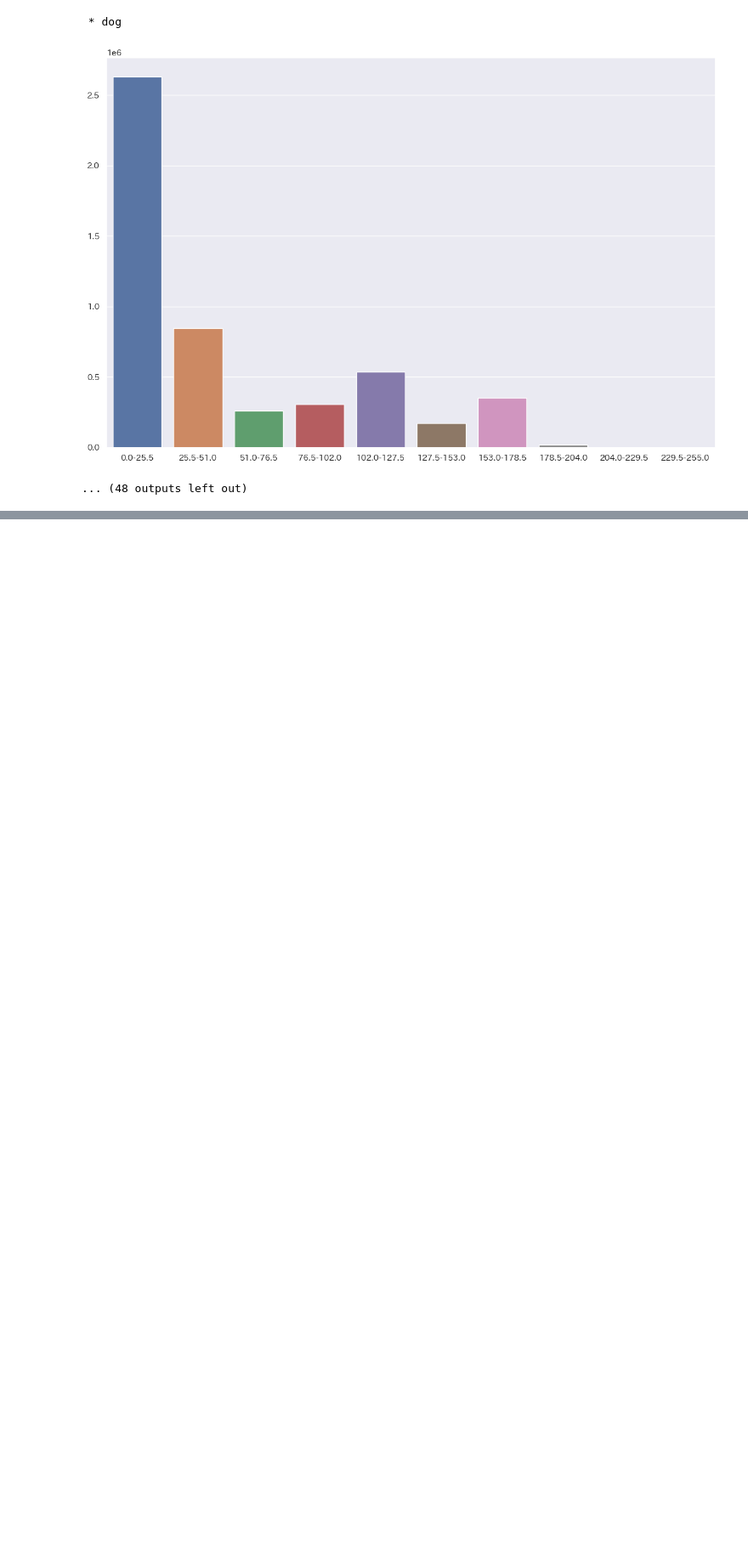
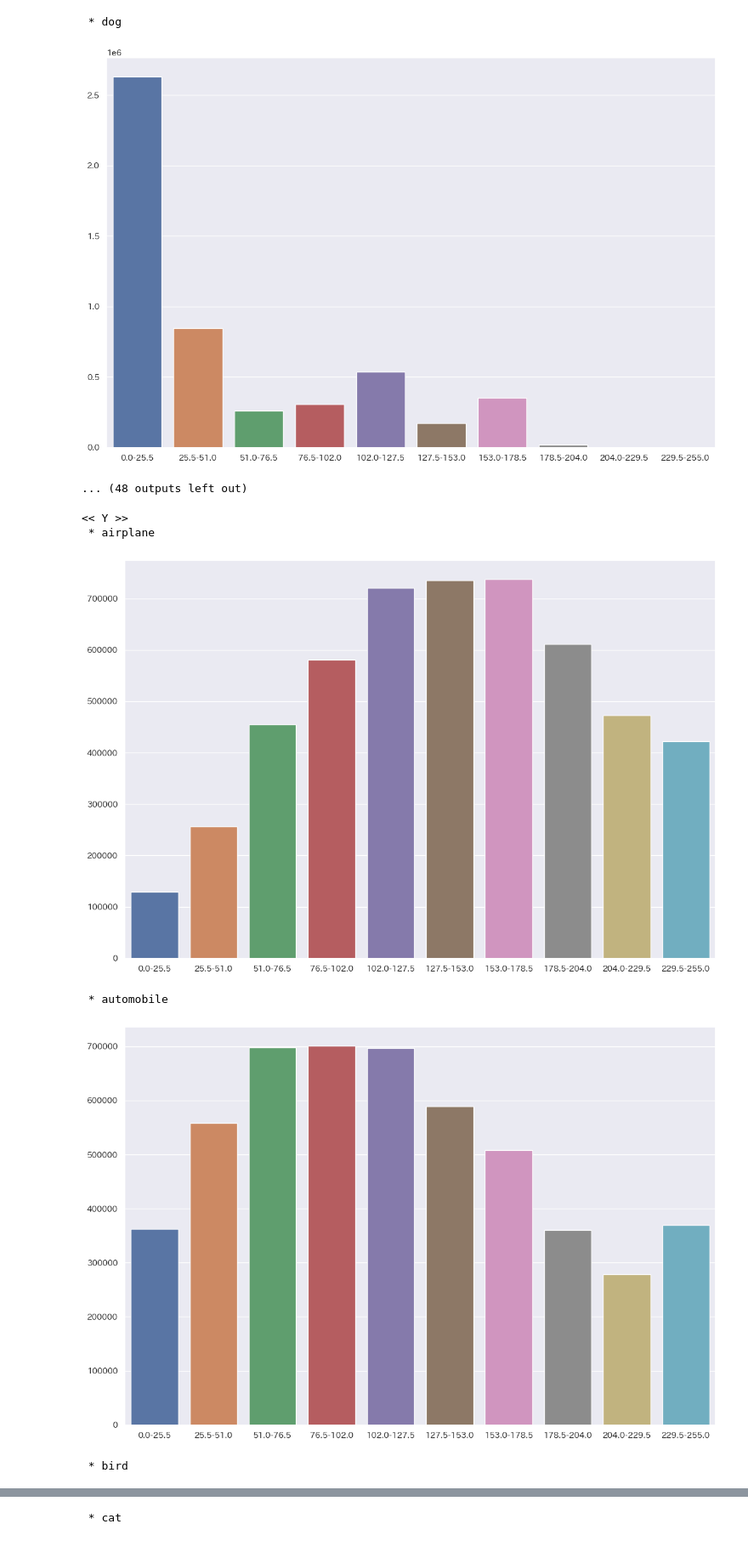
Before and after one commit to ryoma-jp/samples, a Jupyter notebook: python/templates/data_analysis/work/nb_samples/image_data_classification-keras_cnn/image_data_analysis.ipynb, the cells around one changed output, grey strips where cells are left out. Shown at 85% size. Saved outputs shown, nothing was run; the diff lists cells and outputs as text; code cells hidden in the pictures; blank space fills up the shorter version.

Commit message:
get YUV histogram

```diff
--- a/python/templates/data_analysis/work/nb_samples/image_data_classification-keras_cnn/image_data_analysis.ipynb
+++ b/python/templates/data_analysis/work/nb_samples/image_data_classification-keras_cnn/image_data_analysis.ipynb
@@ -203,3 +203,23 @@ for ch in range(3):
  * dog
 [figure]
 ... (48 outputs left out)
+# %%
+channels = ['Y', 'U', 'V']
+for ch in range(3):
+    print(f'<< {channels[ch]} >>')
+    for class_id in range(10):
+        print(f' * {dict_y["label_names"][class_id]}')
+        x = hist_yuv['floor_boundary']
+        y = hist_yuv['frequency'][ch][class_id]
+        plt.figure(figsize=(12, 8))
+        sns.barplot(x=x, y=y)
+        plt.tight_layout()
+        plt.show()
+        plt.close()
+# %% [output]
+<< Y >>
+ * airplane
+[figure, added]
+ * automobile
+[figure, added]
+ * bird
@@ -205,0 +227 @@ for ch in range(3):
+ * cat
```
Also changed, not shown: parts of 1 cell of this notebook, 1 other file.
